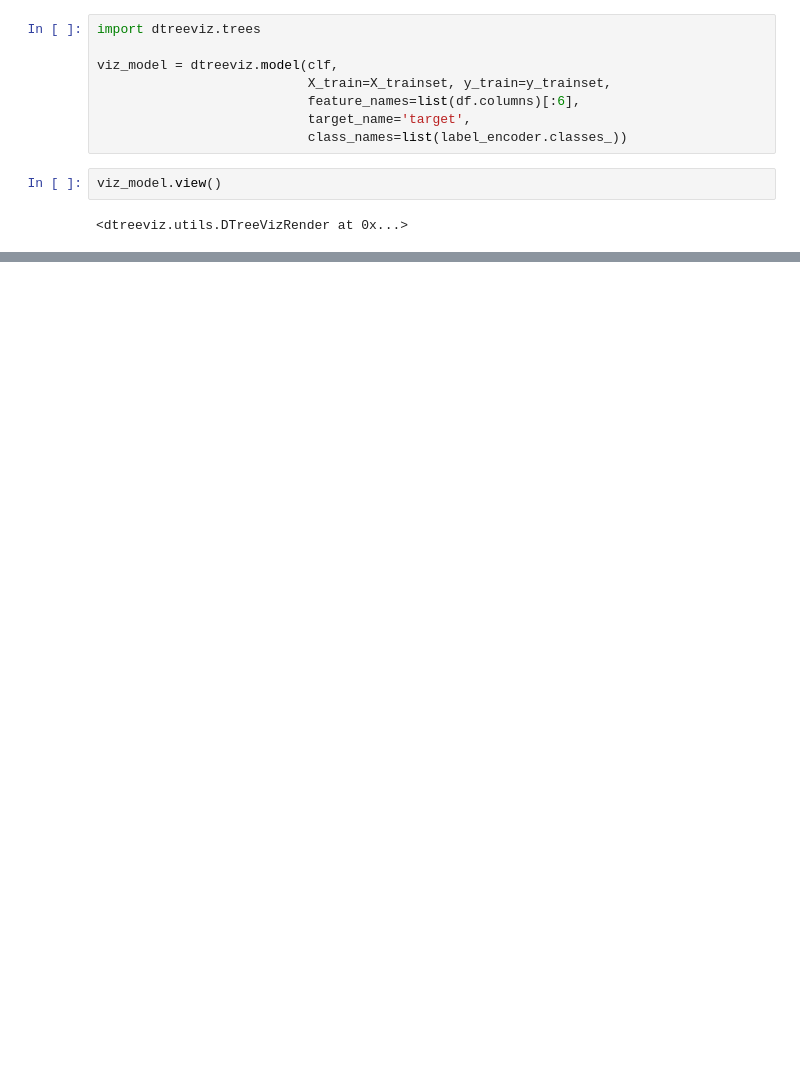
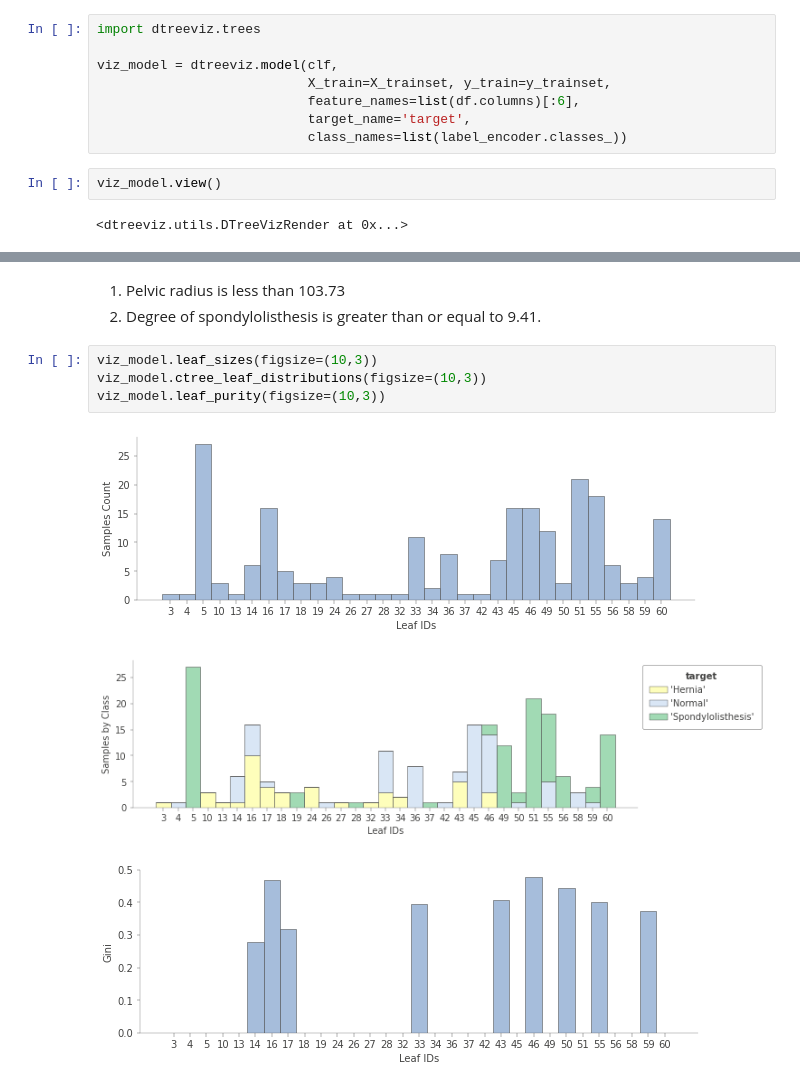
Before and after one commit to cityu-assignment/CS3481-assignment1, a Jupyter notebook: cs3481_asm.ipynb, the cells around one changed output, grey strips where cells are left out. Saved outputs shown, nothing was run; the diff lists cells and outputs as text; blank space fills up the shorter version.

```diff
--- a/cs3481_asm.ipynb
+++ b/cs3481_asm.ipynb
@@ -391,0 +484,11 @@ viz_model.leaf_purity(figsize=(3.5,2))
+# %% [markdown]
+1. Pelvic radius is less than 103.73
+2. Degree of spondylolisthesis is greater than or equal to 9.41.
+# %%
+viz_model.leaf_sizes(figsize=(10,3))
+viz_model.ctree_leaf_distributions(figsize=(10,3))
+viz_model.leaf_purity(figsize=(10,3))
+# %% [output]
+[figure, added]
+[figure, added]
+[figure, added]
```
Also changed, not shown: parts of 32 cells of this notebook.
